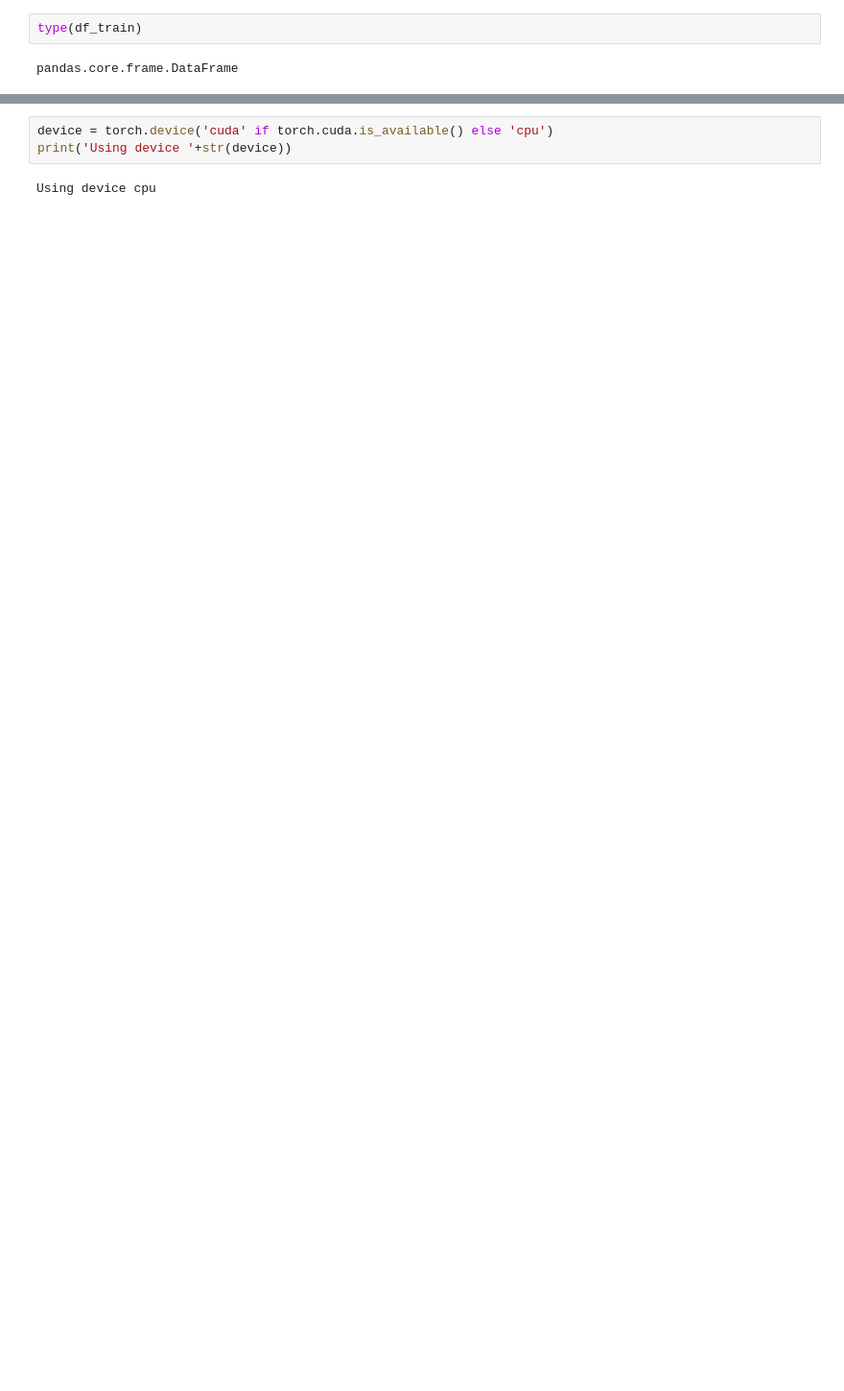
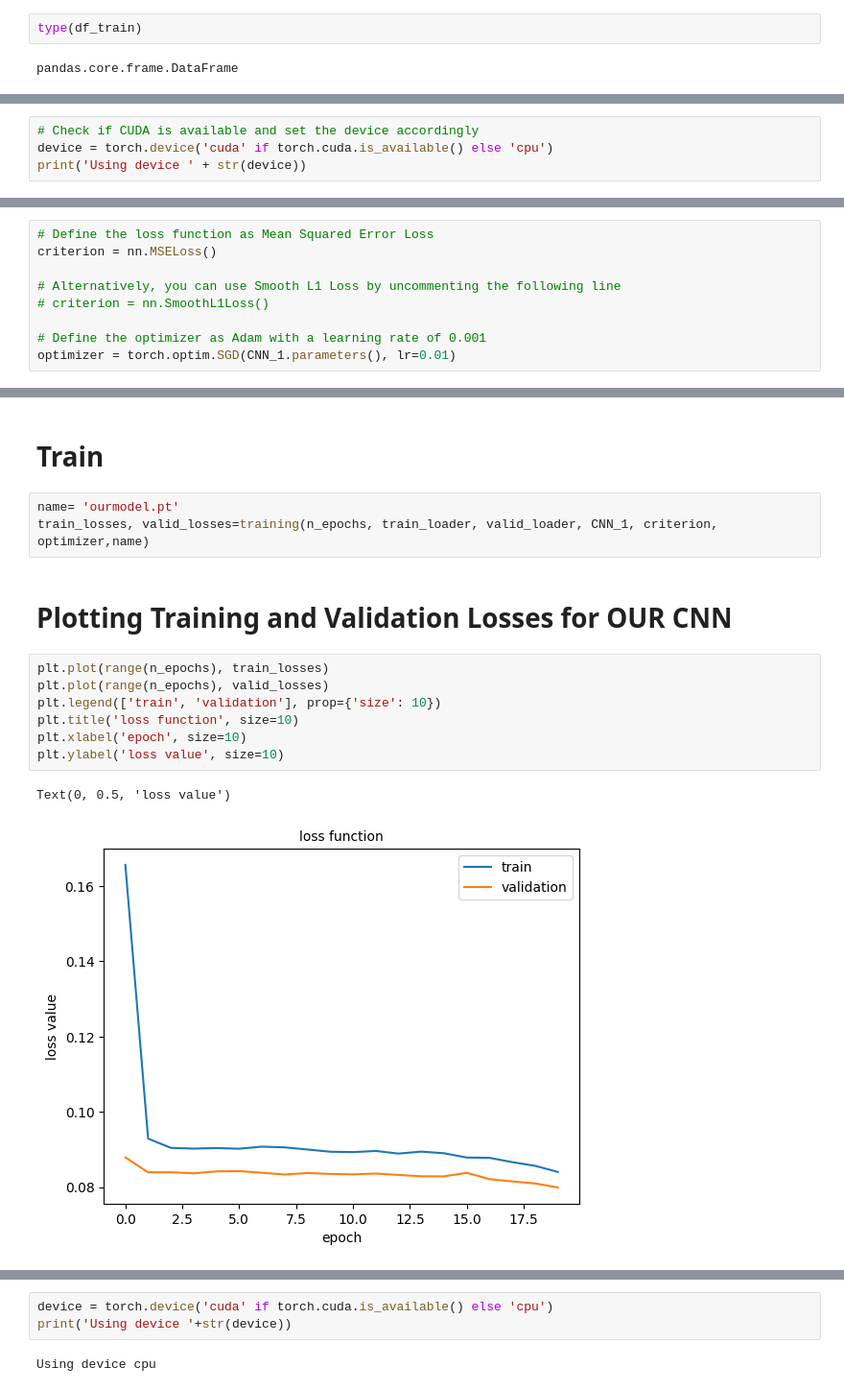
Before and after one commit to Faberra57/cobalt, a Jupyter notebook: CNN/cnn.ipynb, the cells around one changed output, grey strips where cells are left out. Shown at 96% size. Saved outputs shown, nothing was run; the diff lists cells and outputs as text; blank space fills up the shorter version.

```diff
--- a/CNN/cnn.ipynb
+++ b/CNN/cnn.ipynb
@@ -439,0 +361,4 @@ class CNN(nn.Module):
+# %%
+# Check if CUDA is available and set the device accordingly
+device = torch.device('cuda' if torch.cuda.is_available() else 'cpu')
+print('Using device ' + str(device))
@@ -439,0 +431,9 @@ class CNN(nn.Module):
+# %%
+# Define the loss function as Mean Squared Error Loss
+criterion = nn.MSELoss()
+
+# Alternatively, you can use Smooth L1 Loss by uncommenting the following line
+# criterion = nn.SmoothL1Loss()
+
+# Define the optimizer as Adam with a learning rate of 0.001
+optimizer = torch.optim.SGD(CNN_1.parameters(), lr=0.01)
@@ -439,0 +514,17 @@ class CNN(nn.Module):
+# %% [markdown]
+# Train
+# %%
+name= 'ourmodel.pt'
+train_losses, valid_losses=training(n_epochs, train_loader, valid_loader, CNN_1, criterion, optimizer,name)
+# %% [markdown]
+# Plotting Training and Validation Losses for OUR CNN
+# %%
+plt.plot(range(n_epochs), train_losses)
+plt.plot(range(n_epochs), valid_losses)
+plt.legend(['train', 'validation'], prop={'size': 10})
+plt.title('loss function', size=10)
+plt.xlabel('epoch', size=10)
+plt.ylabel('loss value', size=10)
+# %% [output]
+Text(0, 0.5, 'loss value')
+[figure, added]
```
Also changed, not shown: parts of 69 cells of this notebook, 4 other files.
